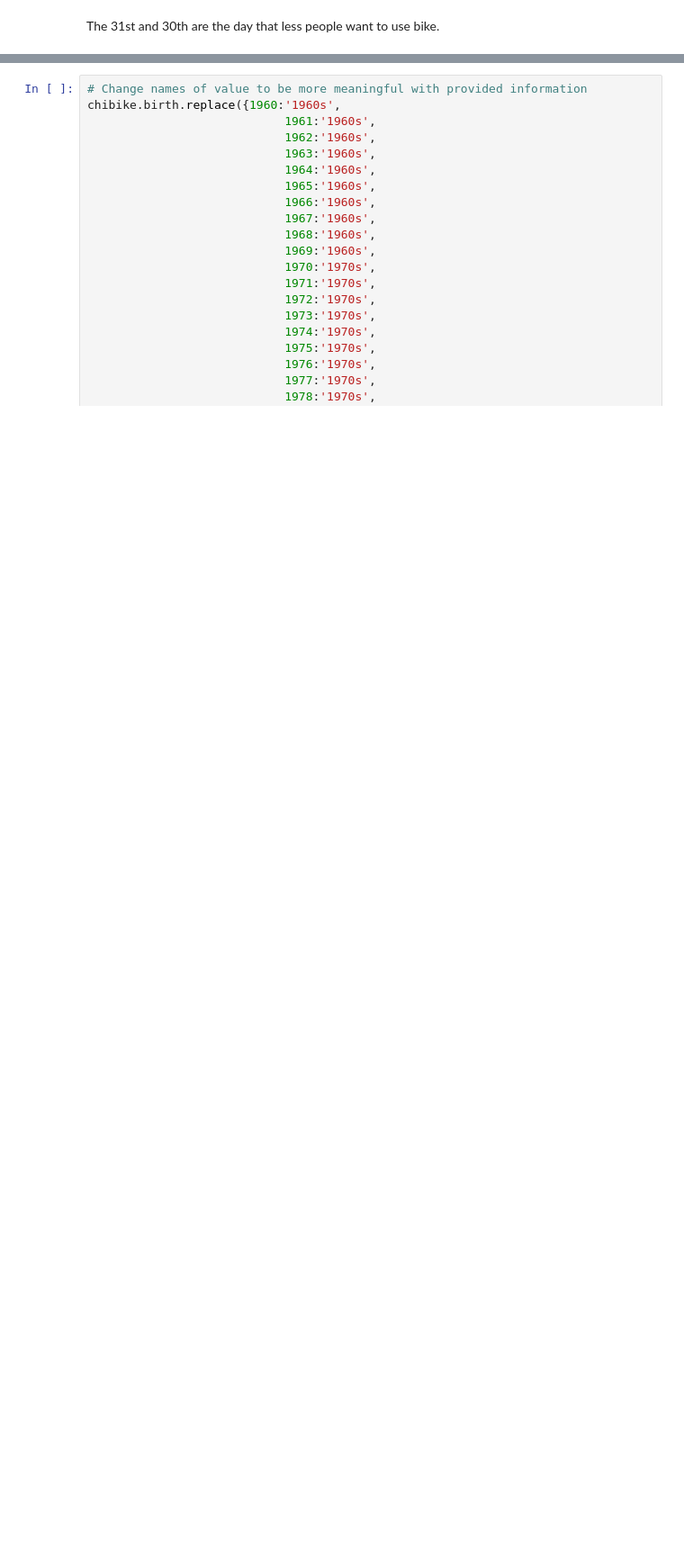
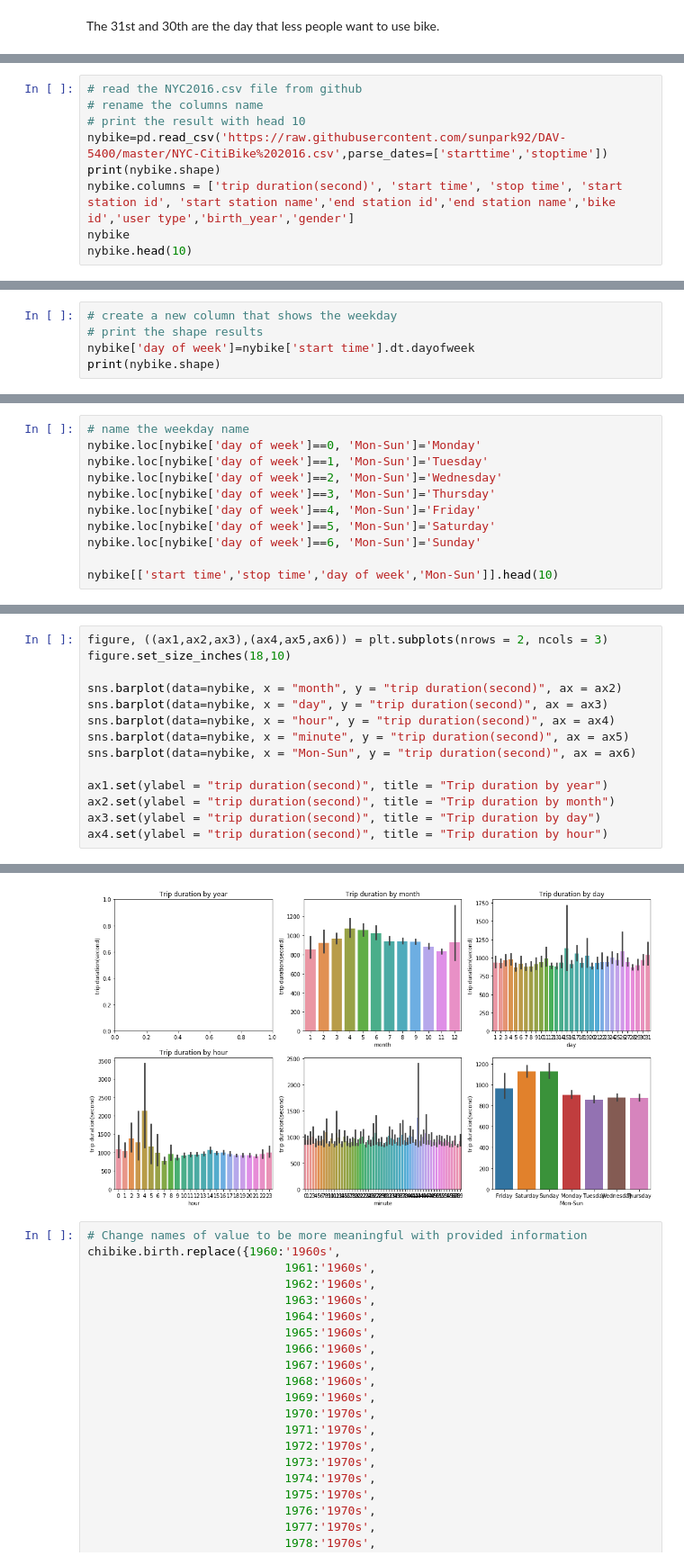
Before and after one commit to sunpark92/DAV-5400, a Jupyter notebook: SHPark_ManYang_Final Project.ipynb, the cells around one changed output, grey strips where cells are left out. Shown at 90% size. Saved outputs shown, nothing was run; the diff lists cells and outputs as text; blank space fills up the shorter version.

```diff
--- a/SHPark_ManYang_Final Project.ipynb
+++ b/SHPark_ManYang_Final Project.ipynb
@@ -1323,0 +1358,9 @@ We also could know people usually used this service during the weekend longer th
+# %%
+# read the NYC2016.csv file from github
+# rename the columns name
+# print the result with head 10
+nybike=pd.read_csv('https://raw.githubusercontent.com/sunpark92/DAV-5400/master/NYC-CitiBike%202016.csv',parse_dates=['starttime','stoptime'])
+print(nybike.shape)
+nybike.columns = ['trip duration(second)', 'start time', 'stop time', 'start station id', 'start station name','end station id','end station name','bike id','user type','birth_year','gender']
+nybike
+nybike.head(10)
@@ -1323,0 +1400,5 @@ We also could know people usually used this service during the weekend longer th
+# %%
+# create a new column that shows the weekday
+# print the shape results
+nybike['day of week']=nybike['start time'].dt.dayofweek
+print(nybike.shape)
@@ -1323,0 +1413,11 @@ We also could know people usually used this service during the weekend longer th
+# %%
+# name the weekday name
+nybike.loc[nybike['day of week']==0, 'Mon-Sun']='Monday'
+nybike.loc[nybike['day of week']==1, 'Mon-Sun']='Tuesday'
+nybike.loc[nybike['day of week']==2, 'Mon-Sun']='Wednesday'
+nybike.loc[nybike['day of week']==3, 'Mon-Sun']='Thursday'
+nybike.loc[nybike['day of week']==4, 'Mon-Sun']='Friday'
+nybike.loc[nybike['day of week']==5, 'Mon-Sun']='Saturday'
+nybike.loc[nybike['day of week']==6, 'Mon-Sun']='Sunday'
+
+nybike[['start time','stop time','day of week','Mon-Sun']].head(10)
@@ -1323,0 +1436,15 @@ We also could know people usually used this service during the weekend longer th
+# %%
+figure, ((ax1,ax2,ax3),(ax4,ax5,ax6)) = plt.subplots(nrows = 2, ncols = 3)
+figure.set_size_inches(18,10)
+
+sns.barplot(data=nybike, x = "month", y = "trip duration(second)", ax = ax2)
+sns.barplot(data=nybike, x = "day", y = "trip duration(second)", ax = ax3)
+sns.barplot(data=nybike, x = "hour", y = "trip duration(second)", ax = ax4)
+sns.barplot(data=nybike, x = "minute", y = "trip duration(second)", ax = ax5)
+sns.barplot(data=nybike, x = "Mon-Sun", y = "trip duration(second)", ax = ax6)
+
+ax1.set(ylabel = "trip duration(second)", title = "Trip duration by year")
+ax2.set(ylabel = "trip duration(second)", title = "Trip duration by month")
+ax3.set(ylabel = "trip duration(second)", title = "Trip duration by day")
+ax4.set(ylabel = "trip duration(second)", title = "Trip duration by hour")
+# %% [output]
@@ -1324,3 +1453,4 @@ We also could know people usually used this service during the weekend longer th
+[figure, added]
 # %%
 # Change names of value to be more meaningful with provided information
 chibike.birth.replace({1960:'1960s',
```
Also changed, not shown: parts of 32 cells of this notebook.
